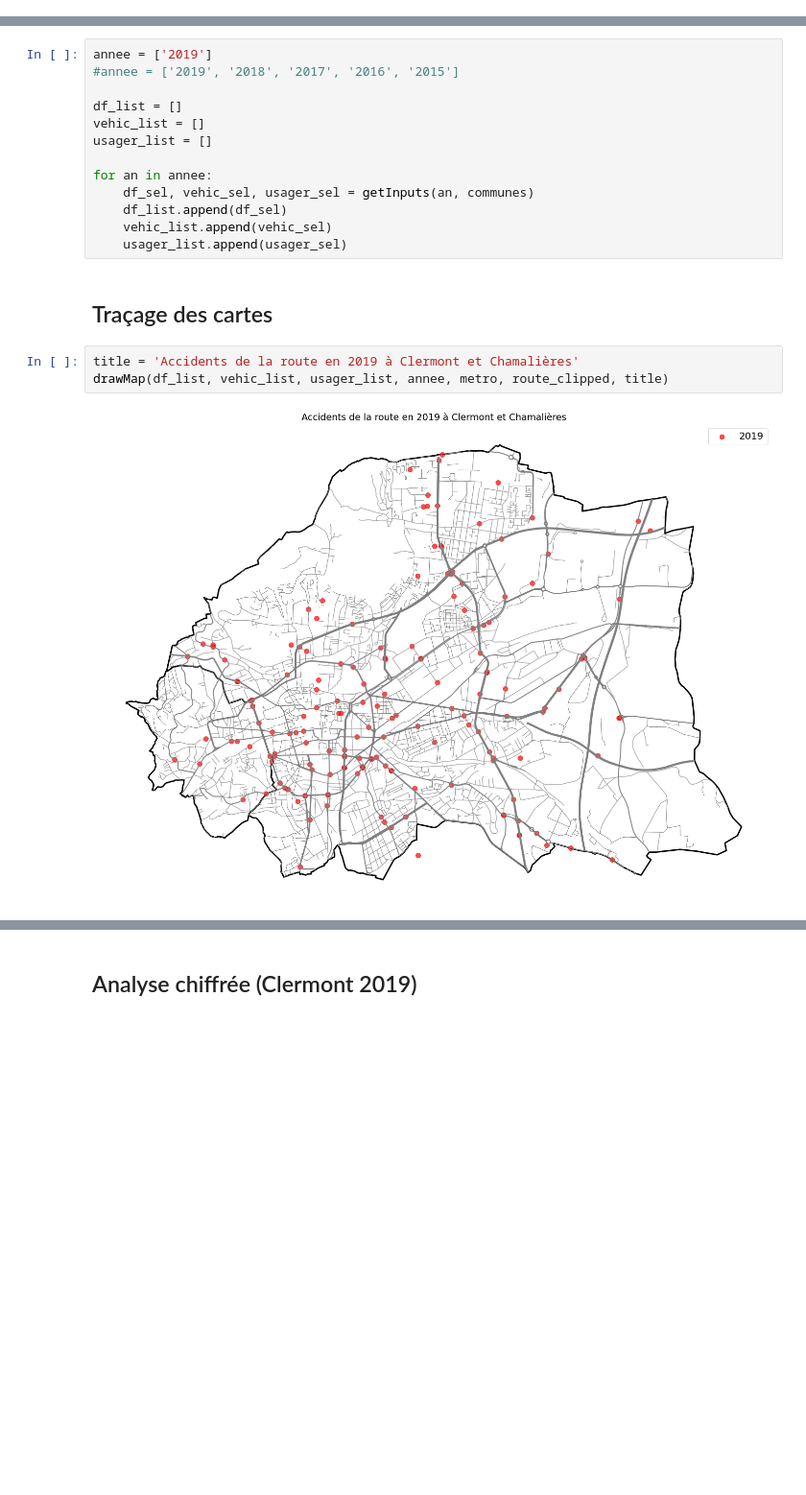
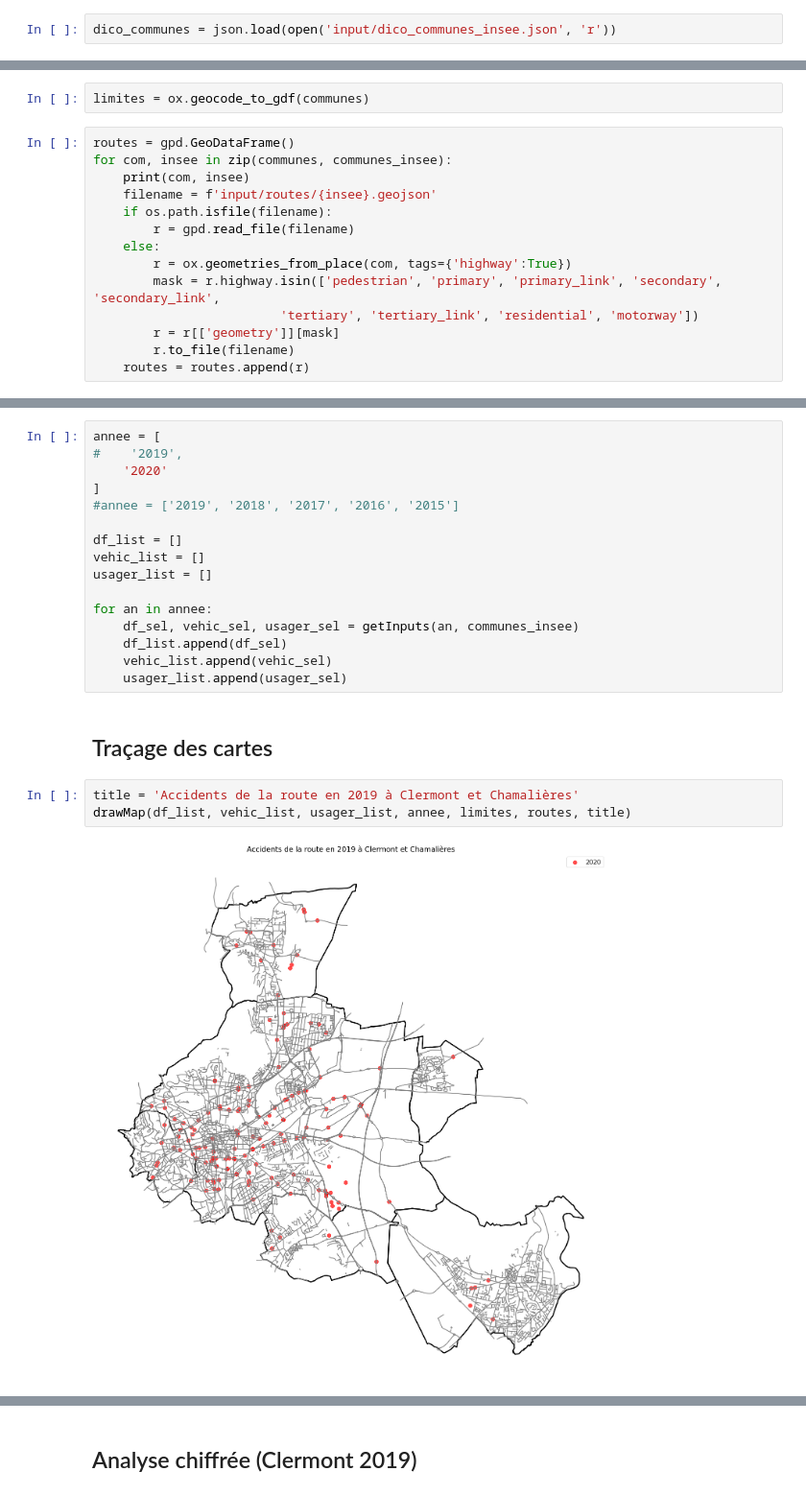
Before and after one commit to thmegy/AccidentsDeLaRoute, a Jupyter notebook: accidents_route.ipynb, the cells around one changed output, grey strips where cells are left out. Shown at 96% size. Drawn from its saved outputs; the diff is of its cells as text; blank space fills up the shorter version.

```diff
--- a/accidents_route.ipynb
+++ b/accidents_route.ipynb
@@ -22,2 +23,4 @@ route = gpd.read_file('input/auvergne-latest-free.shp/gis_osm_roads_free_1.shp')
+# %%
+dico_communes = json.load(open('input/dico_communes_insee.json', 'r'))
 # %% [markdown]
 Selection des limites des communes d'intérêt (via code INSEE), et des routes correspondantes
@@ -36,0 +48,16 @@ route_clipped = gpd.clip(route, metro)
+# %%
+limites = ox.geocode_to_gdf(communes)
+# %%
+routes = gpd.GeoDataFrame()
+for com, insee in zip(communes, communes_insee):
+    print(com, insee)
+    filename = f'input/routes/{insee}.geojson'
+    if os.path.isfile(filename):
+        r = gpd.read_file(filename)
+    else:
+        r = ox.geometries_from_place(com, tags={'highway':True})
+        mask = r.highway.isin(['pedestrian', 'primary', 'primary_link', 'secondary', 'secondary_link',
+                         'tertiary', 'tertiary_link', 'residential', 'motorway'])
+        r = r[['geometry']][mask]
+        r.to_file(filename)
+    routes = routes.append(r)
@@ -37,7 +71,10 @@ route_clipped = gpd.clip(route, metro)
 # %% [markdown]
 Get accidents datatsets for years of interest
 # %%
-annee = ['2019']
+annee = [
+#    '2019',
+    '2020'
+]
 #annee = ['2019', '2018', '2017', '2016', '2015']
 
 df_list = []
@@ -45,7 +82,7 @@ vehic_list = []
 usager_list = []
 
 for an in annee:
-    df_sel, vehic_sel, usager_sel = getInputs(an, communes)
+    df_sel, vehic_sel, usager_sel = getInputs(an, communes_insee)
     df_list.append(df_sel)
     vehic_list.append(vehic_sel)
     usager_list.append(usager_sel)
@@ -53,8 +90,8 @@ for an in annee:
 ## Traçage des cartes
 # %%
 title = 'Accidents de la route en 2019 à Clermont et Chamalières'
-drawMap(df_list, vehic_list, usager_list, annee, metro, route_clipped, title)
+drawMap(df_list, vehic_list, usager_list, annee, limites, routes, title)
 # %% [output]
-[figure, old version]
+[figure, new version]
 # %%
 title = 'Cyclistes accidentés en 2019 à Clermont et Chamalières'
```
Also changed, not shown: parts of 20 cells of this notebook, 1 other file.
